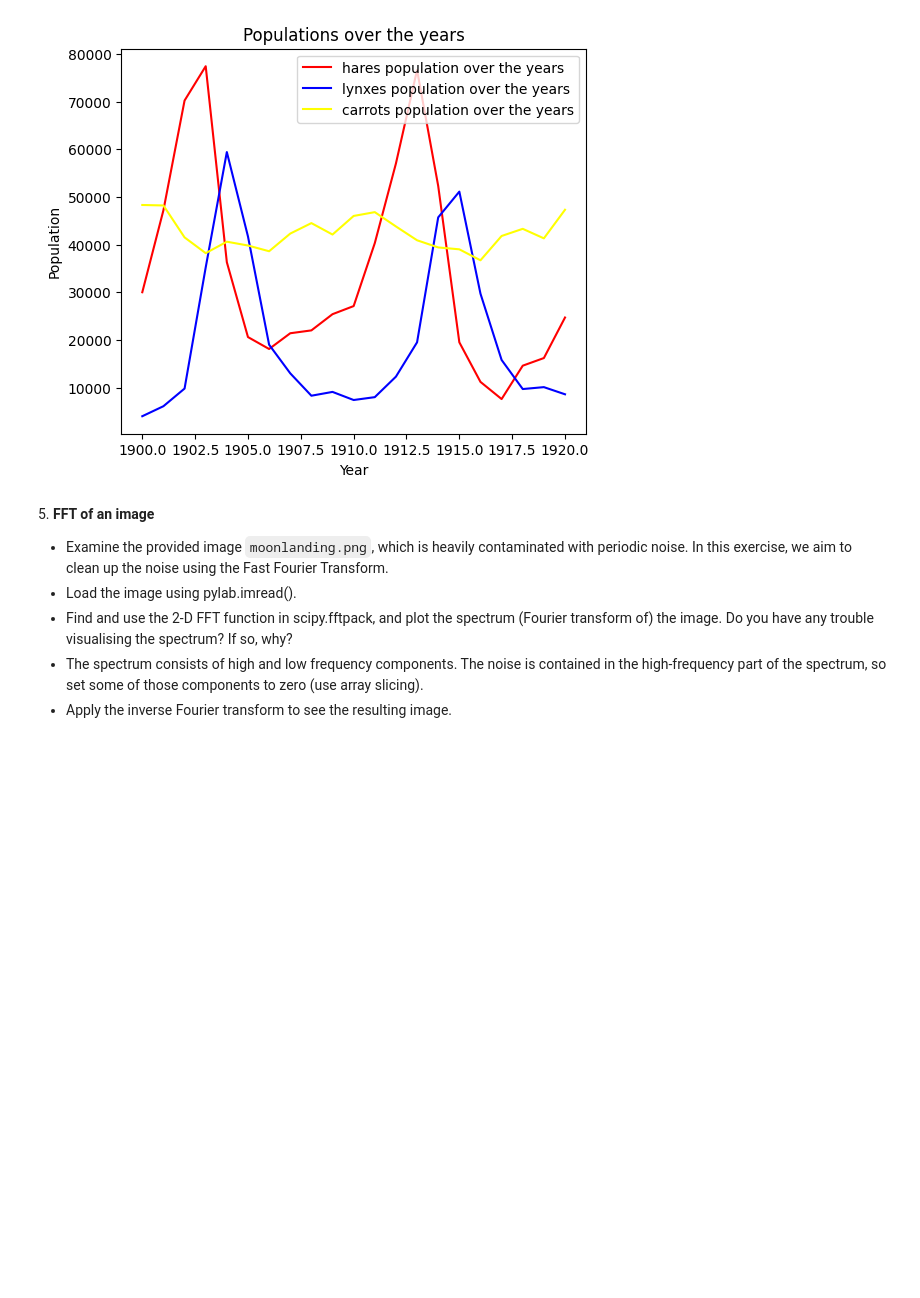
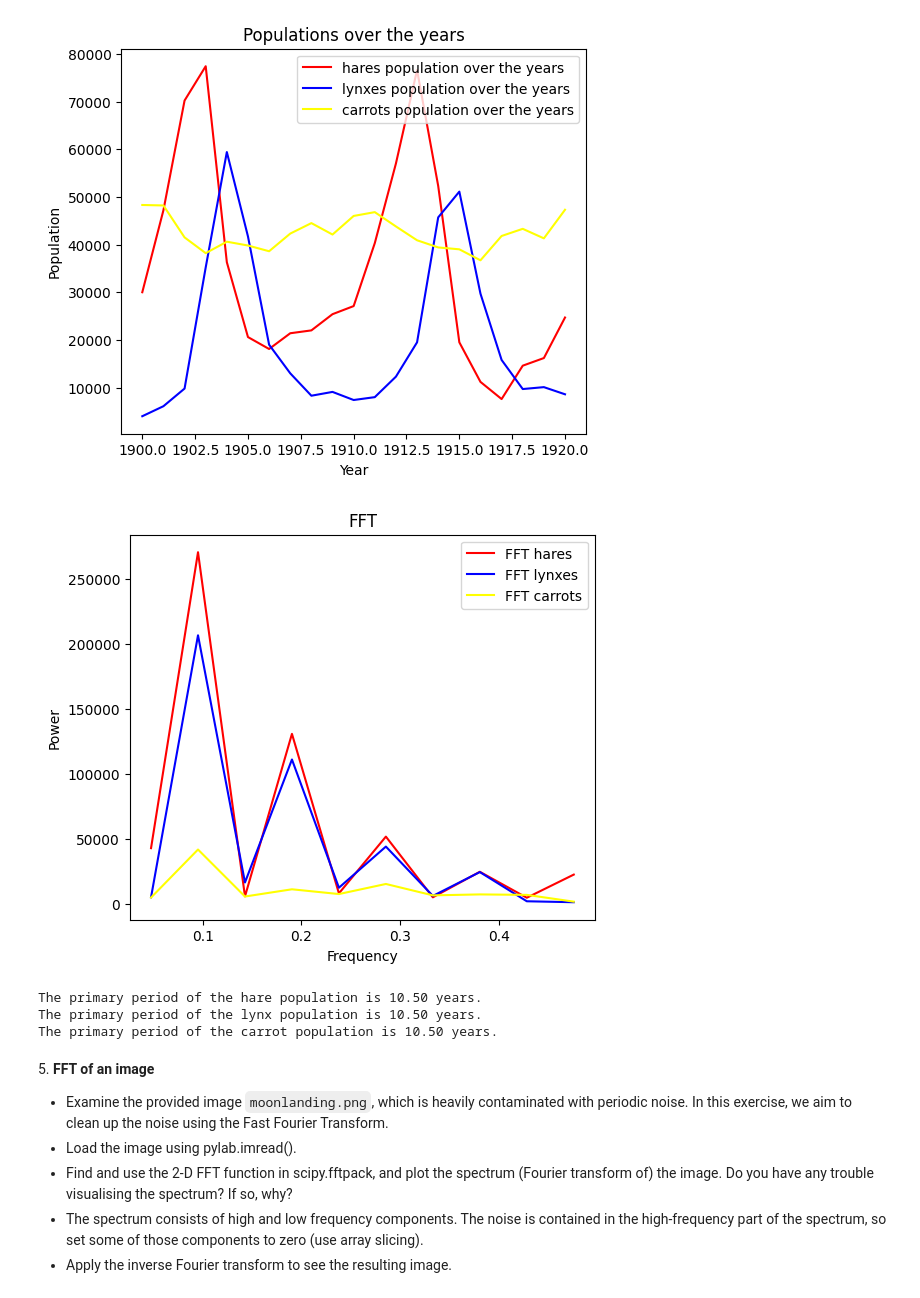
Before and after one commit to miguelordenugarte/LaboratoryOfComputationalPhysics_Y8, a Jupyter notebook: 09ex_Algorithms.ipynb, the cells around one changed output. Saved outputs shown, nothing was run; the diff lists cells and outputs as text; code cells hidden in the pictures; blank space fills up the shorter version.

```diff
--- a/09ex_Algorithms.ipynb
+++ b/09ex_Algorithms.ipynb
@@ -185,3 +179,47 @@ carrots_fft = fftpack.fft(carrots)
+# %%
+hares_fft = fftpack.fft(hares)
+lynxes_fft = fftpack.fft(lynxes)
+carrots_fft = fftpack.fft(carrots)
+
+power_hares = np.abs(hares_fft)
+power_lynxes = np.abs(lynxes_fft)
+power_carrots = np.abs(carrots_fft)
+
+freq_hares = fftpack.fftfreq(hares.size, d=1)
+freq_lynxes = fftpack.fftfreq(lynxes.size, d=1)
+freq_carrots = fftpack.fftfreq(carrots.size, d=1)
+# %%
+mask_hares = freq_hares > 0
+mask_lynxes = freq_lynxes > 0
+mask_carrots = freq_carrots > 0
+
+plt.figure(figsize=(6, 5))
+plt.plot(freq_hares[mask_hares], power_hares[mask_hares], label='FFT hares', color = 'red')
+plt.plot(freq_lynxes[mask_lynxes], power_lynxes[mask_lynxes], label='FFT lynxes', color = 'blue')
+plt.plot(freq_carrots[mask_carrots], power_carrots[mask_carrots], label='FFT carrots', color = 'yellow')
+plt.title("FFT")
+plt.xlabel("Frequency")
+plt.ylabel("Power")
+plt.legend(loc = 'best')
+plt.show()
+# %% [output]
+[figure, added]
+# %%
+peak_freq_hares = freq_hares[mask_hares][np.argmax(power_hares[mask_hares])]
+peak_freq_lynxes = freq_lynxes[mask_lynxes][np.argmax(power_lynxes[mask_lynxes])]
+peak_freq_carrots = freq_carrots[mask_carrots][np.argmax(power_carrots[mask_carrots])]
+
+period_hares = 1 / peak_freq_hares
+period_lynxes = 1 / peak_freq_lynxes
+period_carrots = 1 / peak_freq_carrots
+
+print(f"The primary period of the hare population is {period_hares:.2f} years.")
+print(f"The primary period of the lynx population is {period_lynxes:.2f} years.")
+print(f"The primary period of the carrot population is {period_carrots:.2f} years.")
+# %% [output]
+The primary period of the hare population is 10.50 years.
+The primary period of the lynx population is 10.50 years.
+The primary period of the carrot population is 10.50 years.
 # %% [markdown]
 5\. **FFT of an image**
 
```
Also changed, not shown: parts of 8 cells of this notebook.
